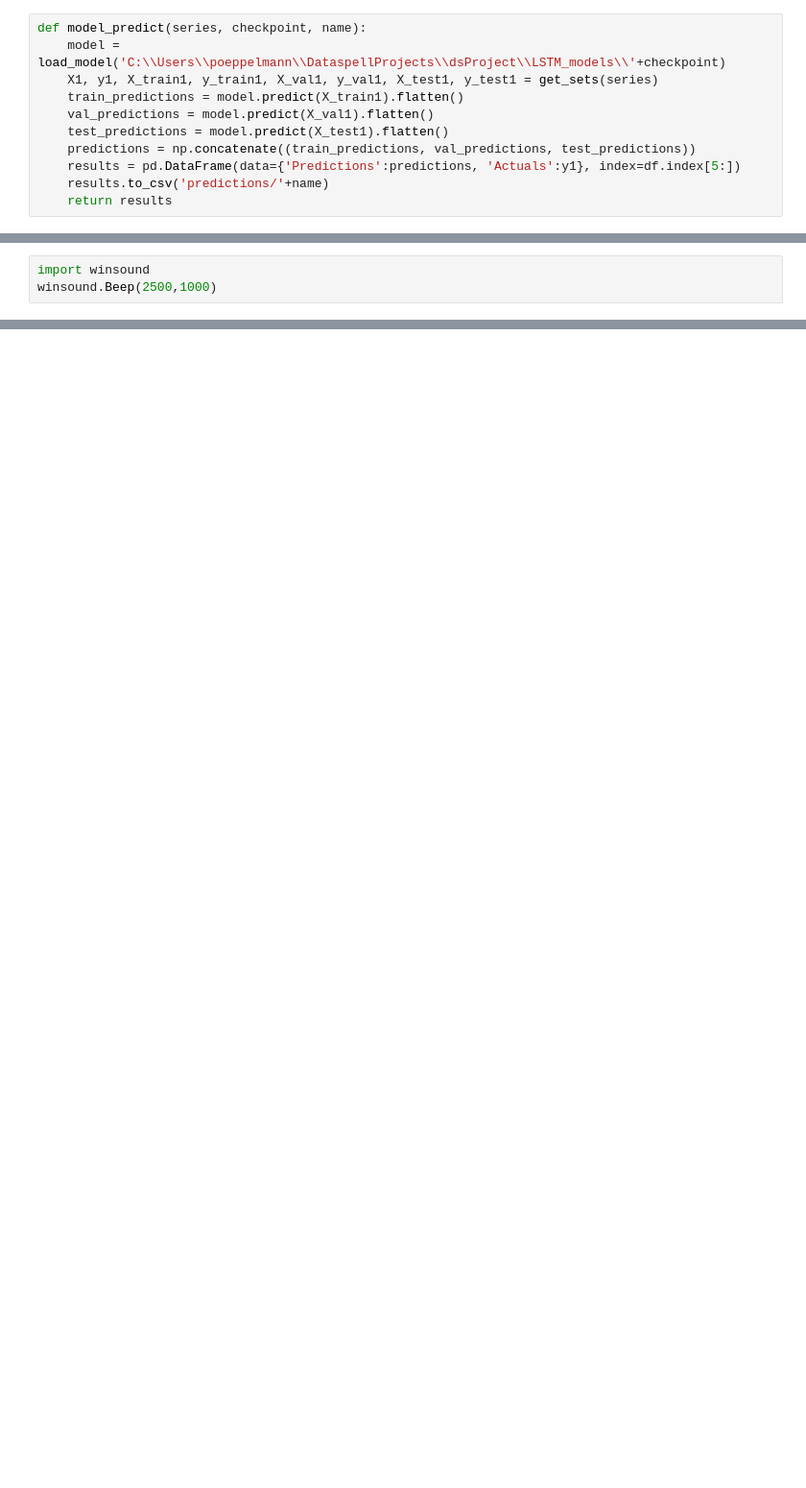
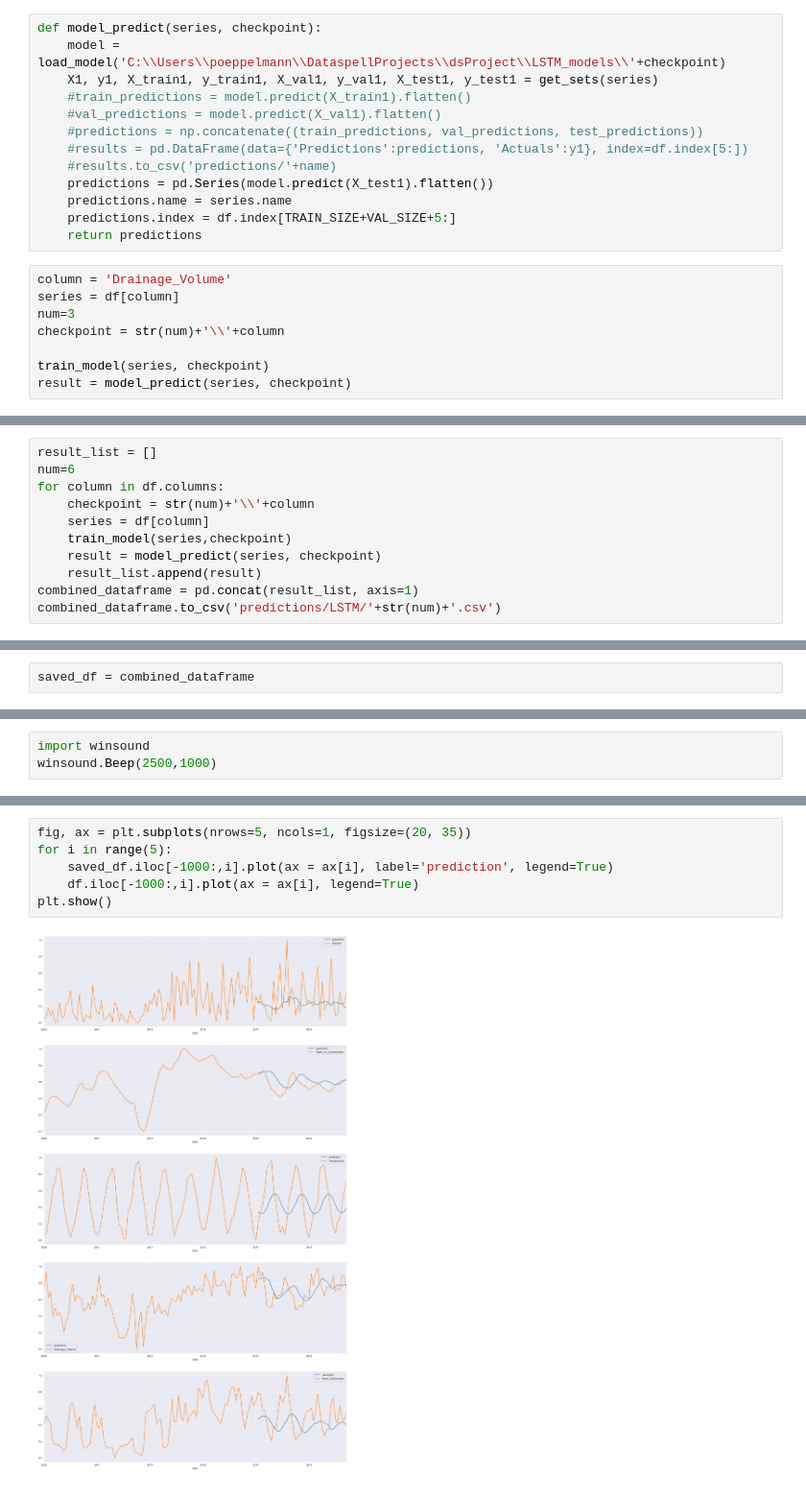
Before and after one commit to KatrinPoepp/bachelor, a Jupyter notebook: LSTM.ipynb, the cells around one changed output, grey strips where cells are left out. Shown at 96% size. Cells and saved outputs as stored; diff of their text form; blank space fills up the shorter version.

```diff
--- a/LSTM.ipynb
+++ b/LSTM.ipynb
@@ -64,13 +76,23 @@ def train_model(series, checkpoint):
     model.fit(X_train1, y_train1, validation_data=(X_val1, y_val1), epochs=30, callbacks=[cp1])
     return model
 # %%
-def model_predict(series, checkpoint, name):
+def model_predict(series, checkpoint):
     model = load_model('C:\\Users\\poeppelmann\\DataspellProjects\\dsProject\\LSTM_models\\'+checkpoint)
     X1, y1, X_train1, y_train1, X_val1, y_val1, X_test1, y_test1 = get_sets(series)
-    train_predictions = model.predict(X_train1).flatten()
-    val_predictions = model.predict(X_val1).flatten()
-    test_predictions = model.predict(X_test1).flatten()
-    predictions = np.concatenate((train_predictions, val_predictions, test_predictions))
-    results = pd.DataFrame(data={'Predictions':predictions, 'Actuals':y1}, index=df.index[5:])
-    results.to_csv('predictions/'+name)
-    return results
+    #train_predictions = model.predict(X_train1).flatten()
+    #val_predictions = model.predict(X_val1).flatten()
+    #predictions = np.concatenate((train_predictions, val_predictions, test_predictions))
+    #results = pd.DataFrame(data={'Predictions':predictions, 'Actuals':y1}, index=df.index[5:])
+    #results.to_csv('predictions/'+name)
+    predictions = pd.Series(model.predict(X_test1).flatten())
+    predictions.name = series.name
+    predictions.index = df.index[TRAIN_SIZE+VAL_SIZE+5:]
+    return predictions
+# %%
+column = 'Drainage_Volume'
+series = df[column]
+num=3
+checkpoint = str(num)+'\\'+column
+
+train_model(series, checkpoint)
+result = model_predict(series, checkpoint)
@@ -76,0 +115,11 @@ def model_predict(series, checkpoint, name):
+# %%
+result_list = []
+num=6
+for column in df.columns:
+    checkpoint = str(num)+'\\'+column
+    series = df[column]
+    train_model(series,checkpoint)
+    result = model_predict(series, checkpoint)
+    result_list.append(result)
+combined_dataframe = pd.concat(result_list, axis=1)
+combined_dataframe.to_csv('predictions/LSTM/'+str(num)+'.csv')
@@ -77 +178,3 @@ def model_predict(series, checkpoint, name):
+# %%
+saved_df = combined_dataframe
 # %%
@@ -129,0 +221,8 @@ plot_predictions(results, 3500, 4200)
+# %%
+fig, ax = plt.subplots(nrows=5, ncols=1, figsize=(20, 35))
+for i in range(5):
+    saved_df.iloc[-1000:,i].plot(ax = ax[i], label='prediction', legend=True)
+    df.iloc[-1000:,i].plot(ax = ax[i], legend=True)
+plt.show()
+# %% [output]
+[figure, added]
```
Also changed, not shown: parts of 11 cells of this notebook, 48 other files.
